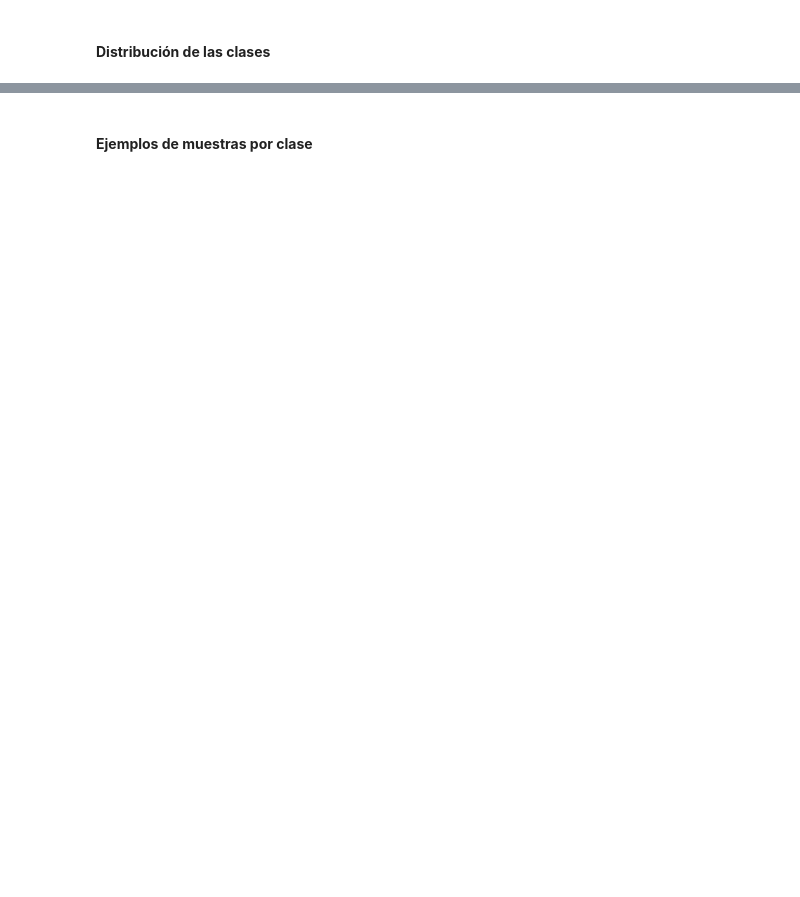
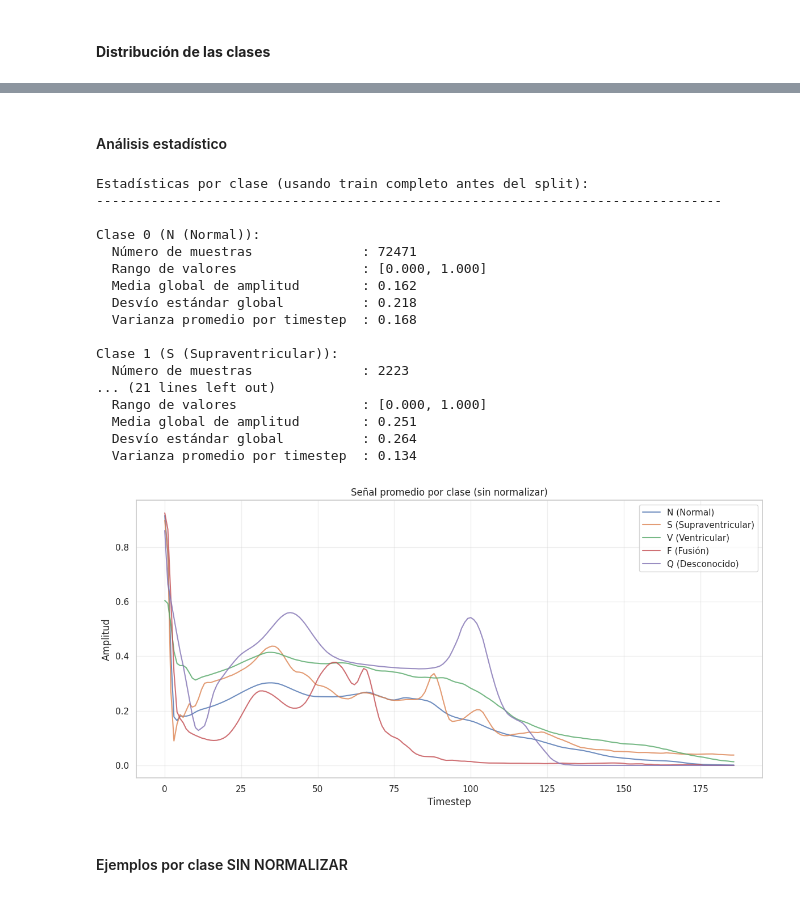
Before and after one commit to octarevetria/Taller_DL, a Jupyter notebook: RNN/RNN_Heartbeat.ipynb, the cells around one changed output, grey strips where cells are left out. Drawn from its saved outputs; the diff is of its cells as text; code cells hidden in the pictures; blank space fills up the shorter version.

```diff
--- a/RNN/RNN_Heartbeat.ipynb
+++ b/RNN/RNN_Heartbeat.ipynb
@@ -165,5 +269,56 @@ plt.show()
+# %% [markdown]
+#### Análisis estadístico
+# %%
+print("Estadísticas por clase (usando train completo antes del split):")
+print("-" * 80)
+
+for cls in range(5):
+    class_data = X_train_raw[y_train_full == cls]
+    mean_signal = class_data.mean(axis=0)
+    std_signal  = class_data.std(axis=0)
+
+    print(f"\nClase {cls} ({class_names[cls]}):")
+    print(f"  Número de muestras              : {len(class_data)}")
+    print(f"  Rango de valores                : [{class_data.min():.3f}, {class_data.max():.3f}]")
+    print(f"  Media global de amplitud        : {class_data.mean():.3f}")
+    print(f"  Desvío estándar global          : {class_data.std():.3f}")
+    print(f"  Varianza promedio por timestep  : {std_signal.mean():.3f}")
+
+# (Opcional) Visualizamos la media por clase
+plt.figure(figsize=(12, 6))
+for cls in range(5):
+    class_data = X_train_raw[y_train_full == cls]
+    mean_signal = class_data.mean(axis=0)
+    plt.plot(mean_signal, label=class_names[cls], alpha=0.8)
+
+plt.title("Señal promedio por clase (sin normalizar)")
+plt.xlabel("Timestep")
+plt.ylabel("Amplitud")
+plt.legend()
+plt.grid(alpha=0.3)
+plt.tight_layout()
+plt.show()
+# %% [output]
+Estadísticas por clase (usando train completo antes del split):
+--------------------------------------------------------------------------------
+
+Clase 0 (N (Normal)):
+  Número de muestras              : 72471
+  Rango de valores                : [0.000, 1.000]
+  Media global de amplitud        : 0.162
+  Desvío estándar global          : 0.218
+  Varianza promedio por timestep  : 0.168
+
+Clase 1 (S (Supraventricular)):
+  Número de muestras              : 2223
+... (21 lines left out)
+  Rango de valores                : [0.000, 1.000]
+  Media global de amplitud        : 0.251
+  Desvío estándar global          : 0.264
+  Varianza promedio por timestep  : 0.134
+[figure, added]
 # %% [markdown]
-#### **Ejemplos de muestras por clase**
+#### Ejemplos por clase SIN NORMALIZAR
 # %%
 fig, axes = plt.subplots(nrows=5, ncols=5, figsize=(15, 10), sharex=True)
 
```
Also changed, not shown: parts of 42 cells of this notebook, 2 other files.
